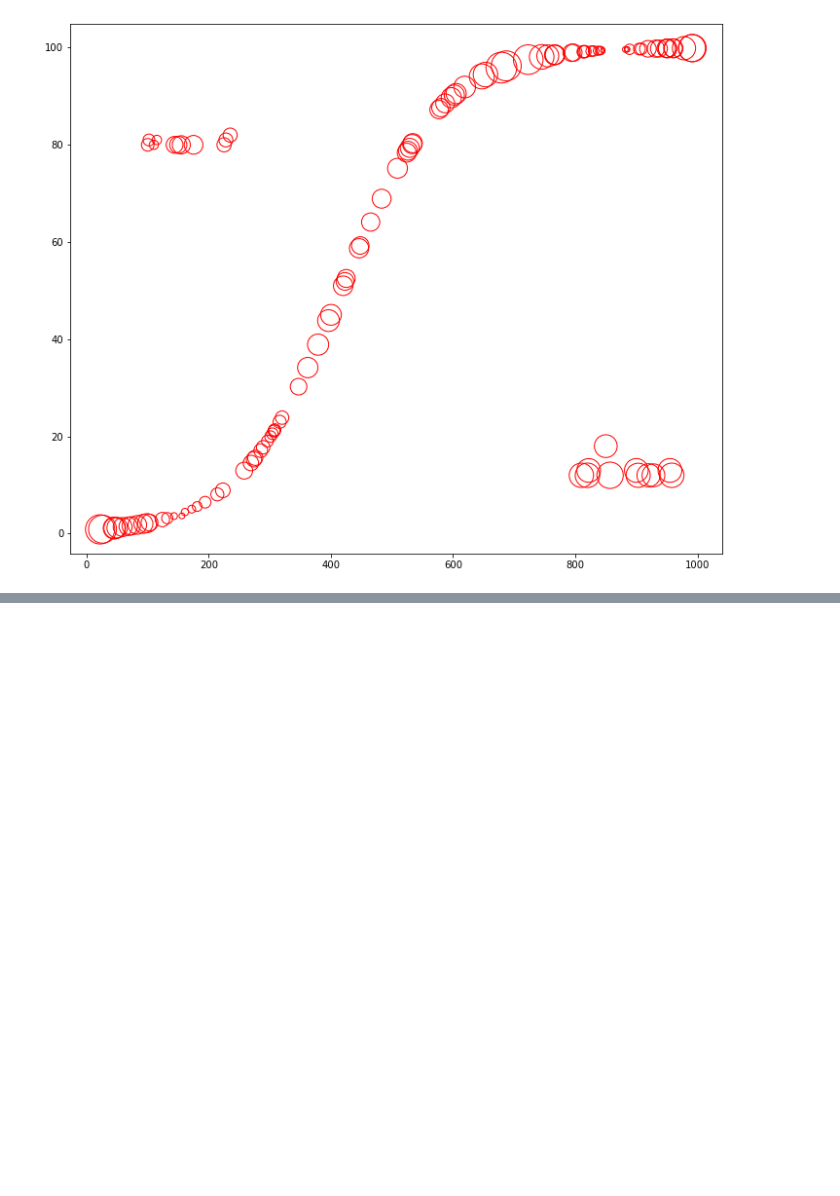
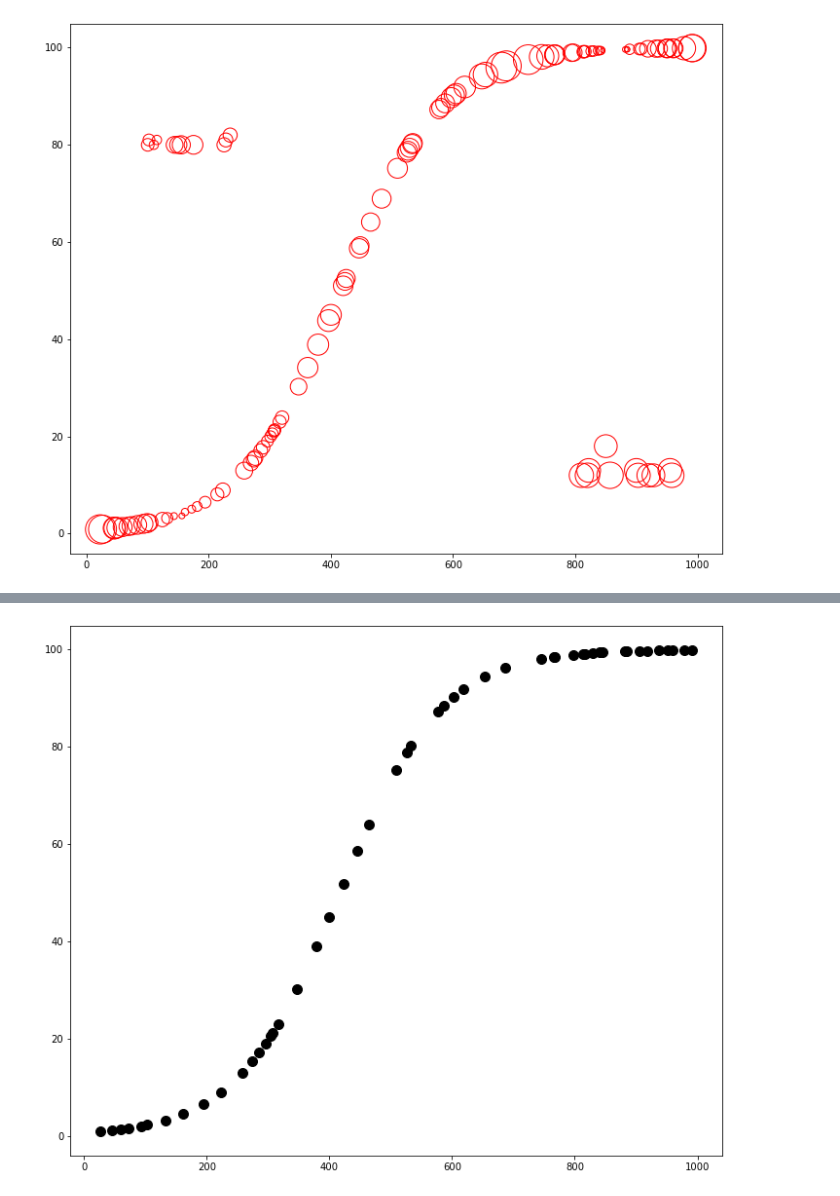
Before and after one commit to Kecar2/Preparing-Data-for-Modeling-with-scikit-learn, a Jupyter notebook: Understanding_and_Implementing_Novelty_and_Outlier_Detection/OutlierDetectionUsingLocalOutlierFactor_StudentPerformance.ipynb, the cells around one changed output, grey strips where cells are left out. Saved outputs shown, nothing was run; the diff lists cells and outputs as text; code cells hidden in the pictures; blank space fills up the shorter version.

```diff
--- a/Understanding_and_Implementing_Novelty_and_Outlier_Detection/OutlierDetectionUsingLocalOutlierFactor_StudentPerformance.ipynb
+++ b/Understanding_and_Implementing_Novelty_and_Outlier_Detection/OutlierDetectionUsingLocalOutlierFactor_StudentPerformance.ipynb
@@ -131,0 +294,4 @@ plt.show()
+# %%
+scores_dataset = pd.read_csv('datasets/student_performance_modified.csv')
+
+scores_dataset.sample(10)
@@ -131,0 +314,3 @@ plt.show()
+# %%
+x_training = scores_dataset.loc[scores_dataset['Training']==1]
+x_training.head()
@@ -131,0 +328,4 @@ plt.show()
+# %%
+x_training = x_training.drop(['Outliers', 'Training', 'Test'], axis=1)
+
+x_training.head()
@@ -131,0 +339,11 @@ plt.show()
+# %%
+plt.figure(figsize=(12, 10))
+
+plt.scatter(x_training['Hours Studied'],
+           x_training['Score Obtained'],
+           s=100,
+           c='black')
+
+plt.show()
+# %% [output]
+[figure, added]
```
Also changed, not shown: parts of 44 cells of this notebook.
